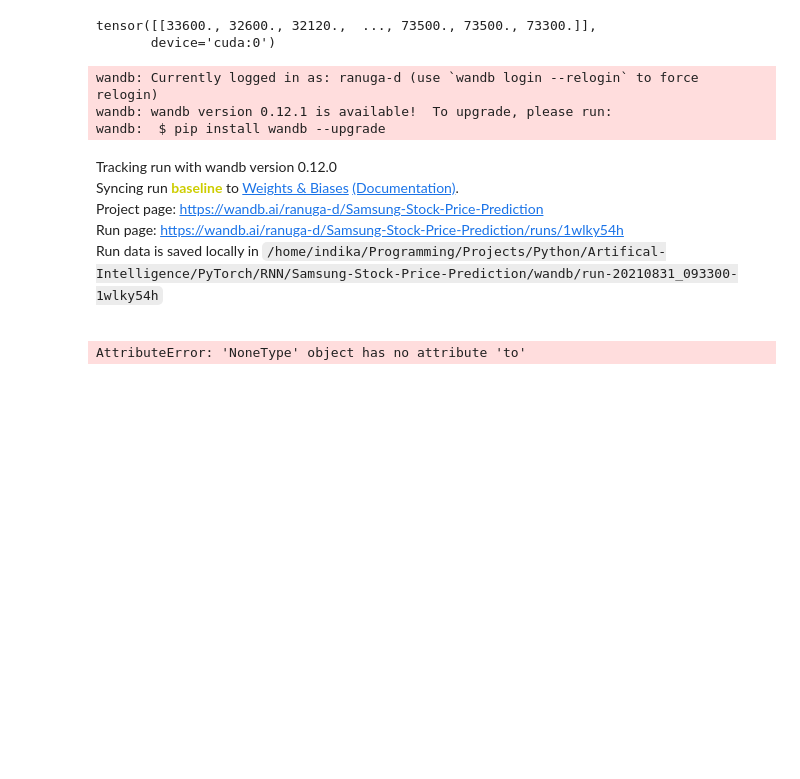
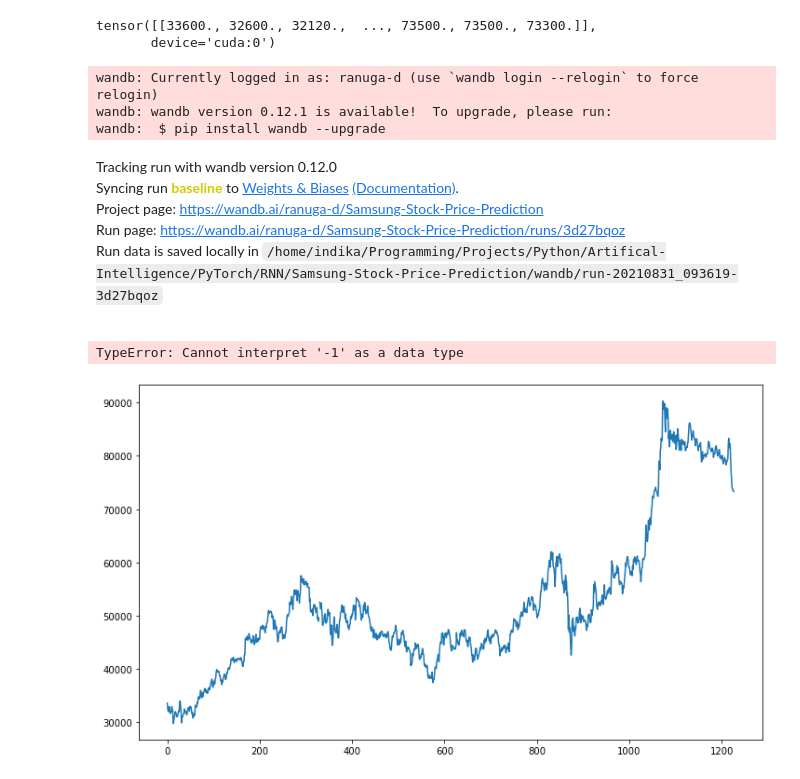
Before and after one commit to Programmer-RD-AI-Archive/Samsung-Stock-Price-Prediction-RNN, a Jupyter notebook: 00.ipynb, the cells around one changed output. Saved outputs shown, nothing was run; the diff lists cells and outputs as text; code cells hidden in the pictures; blank space fills up the shorter version.

```diff
--- a/00.ipynb
+++ b/00.ipynb
@@ -118,35 +118,36 @@ epochs = 100
 wandb.init(project=PROJECT_NAME,name='baseline')
 for epoch in tqdm(range(epochs)):
     def closure():
         optimizer.zero_grad()
         preds = model(data_input)
         preds = preds.to(device)
         loss = criterion(preds,data_target)
         wandb.log({'Loss':loss.item()})
         loss.backward()
         return loss
     optimizer.step(closure)
     with torch.no_grad():
         future = 100
         preds = model(data_input,future)
         loss = criterion(preds[:,:-future],data_target)
         wandb.log({'Val Loss':loss.item()})
         preds = preds.cpu().detach().numpy()
         preds = preds[0]
         plt.figure(figsize=(12,7))
-        n = data_input.shape[0]
+        n = data_input.shape[1]
         plt.plot(np.arange(n),data_target.view(-1).cpu().detach().numpy())
-        plt.plot(np.arange(n,n+future),preds[n:].view(-1).cpu().detach().numpy())
+        plt.plot(np.arange(n,n+future),preds[n:])
         plt.savefig('./img.png')
         plt.close()
     wandb.log({'Image':wandb.Image(cv2.imread('./img.png'))})
 # %% [output]
 wandb: Currently logged in as: ranuga-d (use `wandb login --relogin` to force relogin)
 wandb: wandb version 0.12.1 is available!  To upgrade, please run:
 wandb:  $ pip install wandb --upgrade
 Tracking run with wandb version 0.12.0
 Syncing run baseline to Weights & Biases (Documentation).
 Project page: https://wandb.ai/ranuga-d/Samsung-Stock-Price-Prediction
-Run page: https://wandb.ai/ranuga-d/Samsung-Stock-Price-Prediction/runs/1wlky54h
-Run data is saved locally in /home/indika/Programming/Projects/Python/Artifical-Intelligence/PyTorch/RNN/Samsung-Stock-Price-Prediction/wandb/run-20210831_093300-1wlky54h
+Run page: https://wandb.ai/ranuga-d/Samsung-Stock-Price-Prediction/runs/3d27bqoz
+Run data is saved locally in /home/indika/Programming/Projects/Python/Artifical-Intelligence/PyTorch/RNN/Samsung-Stock-Price-Prediction/wandb/run-20210831_093619-3d27bqoz
-AttributeError: 'NoneType' object has no attribute 'to'
+TypeError: Cannot interpret '-1' as a data type
+[figure, added]
```
Also changed, not shown: 1 other file.
